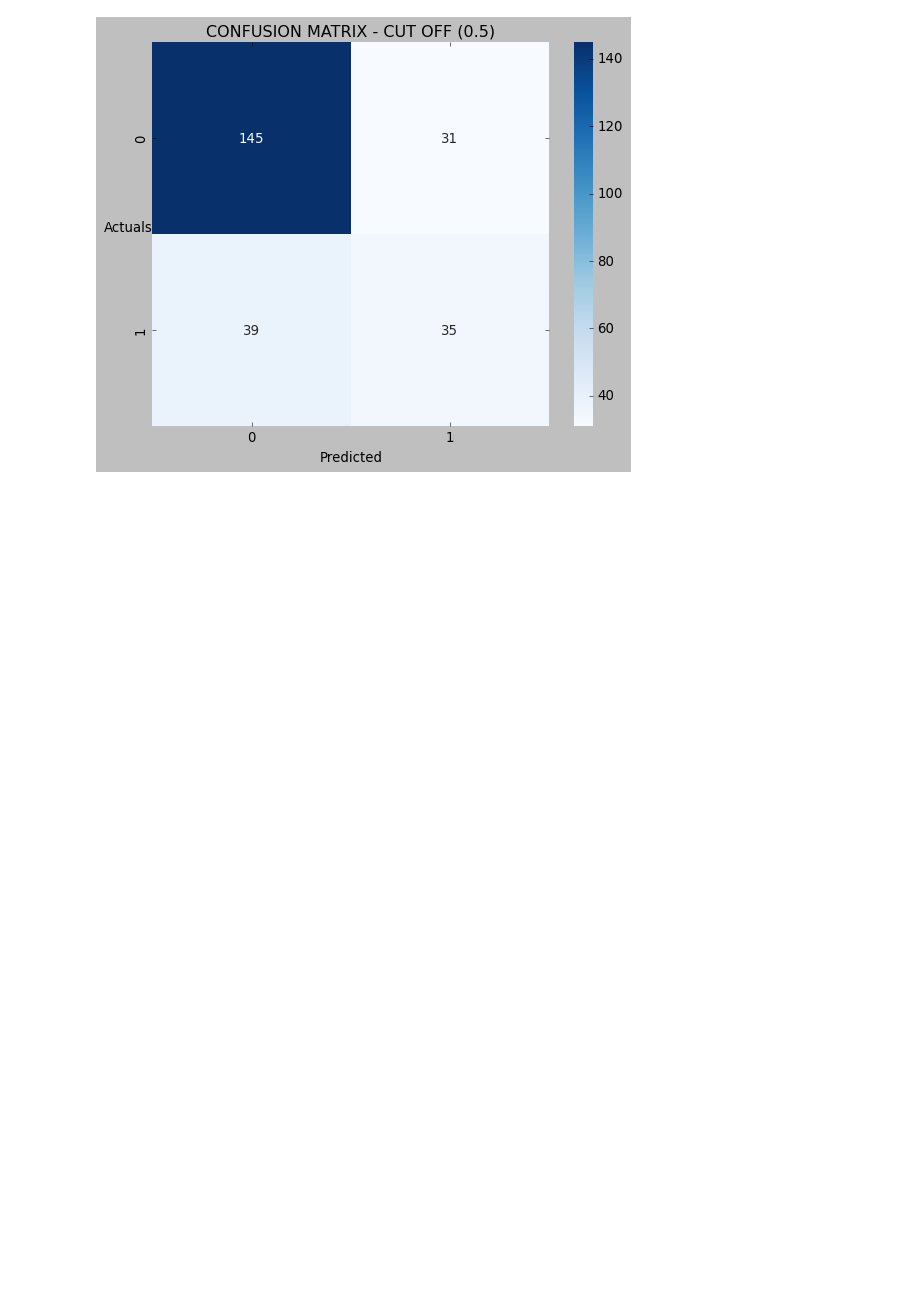
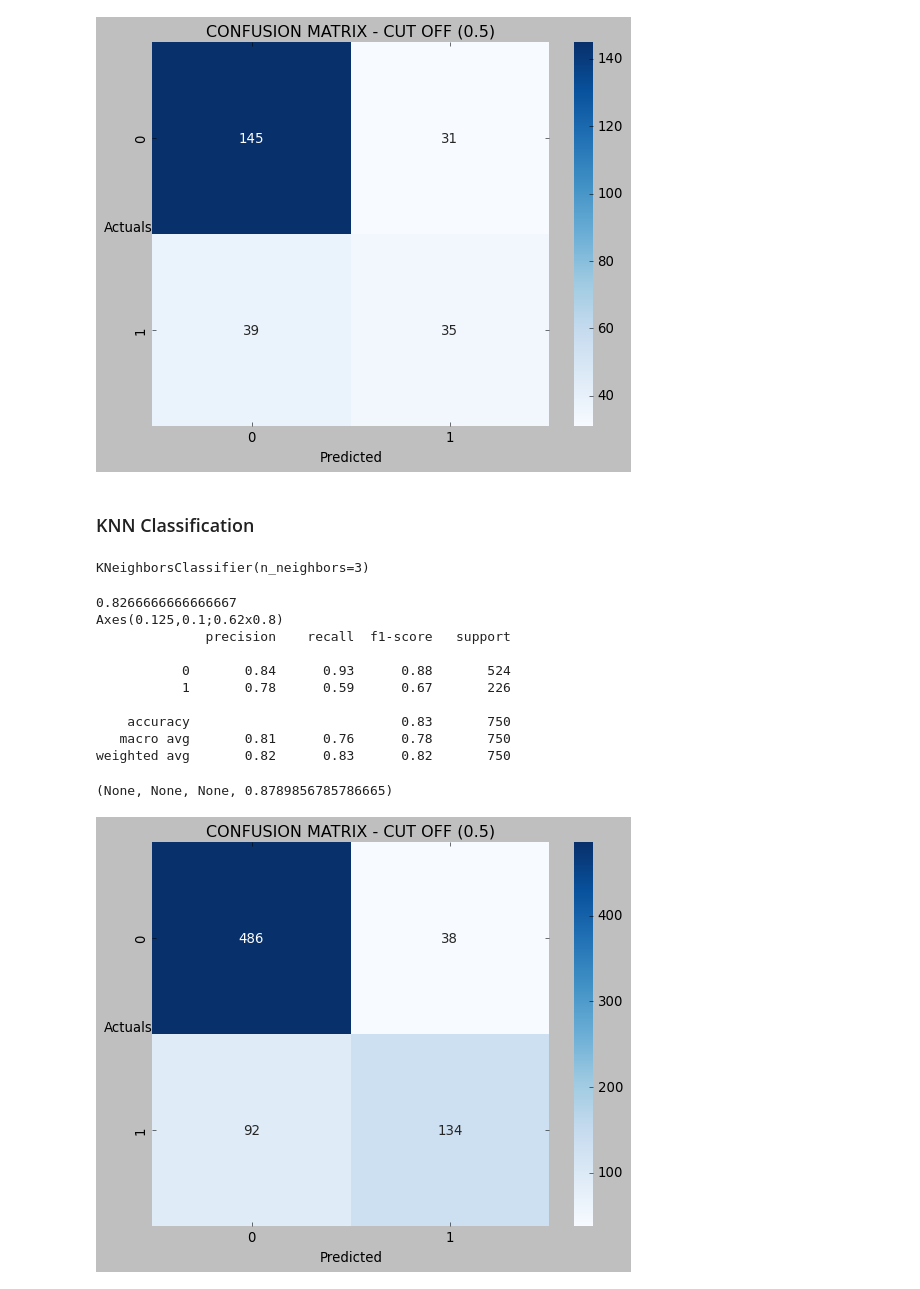
Before and after one commit to HitenDewangan/DataScience-AIML, a Jupyter notebook: Machine Learning/DecisionTree.ipynb, the cells around one changed output. Saved outputs shown, nothing was run; the diff lists cells and outputs as text; code cells hidden in the pictures; blank space fills up the shorter version.

```diff
--- a/Machine Learning/DecisionTree.ipynb
+++ b/Machine Learning/DecisionTree.ipynb
@@ -883,3 +854,26 @@ Axes(0.125,0.1;0.62x0.8)
 weighted avg       0.71      0.72      0.72       250
 (None, None, None, 0.7216676904176905)
 [figure]
+# %% [markdown]
+### KNN Classification
+# %%
+Knn_3 = KNeighborsClassifier(n_neighbors=3)
+# %%
+Knn_3.fit(X_train, Y_train)
+# %% [output]
+KNeighborsClassifier(n_neighbors=3)
+# %%
+evaluate_train_model(Knn_3)
+# %% [output]
+0.8266666666666667
+Axes(0.125,0.1;0.62x0.8)
+              precision    recall  f1-score   support
+
+           0       0.84      0.93      0.88       524
+           1       0.78      0.59      0.67       226
+
+    accuracy                           0.83       750
+   macro avg       0.81      0.76      0.78       750
+weighted avg       0.82      0.83      0.82       750
+(None, None, None, 0.8789856785786665)
+[figure, added]
```
Also changed, not shown: parts of 29 cells of this notebook.
